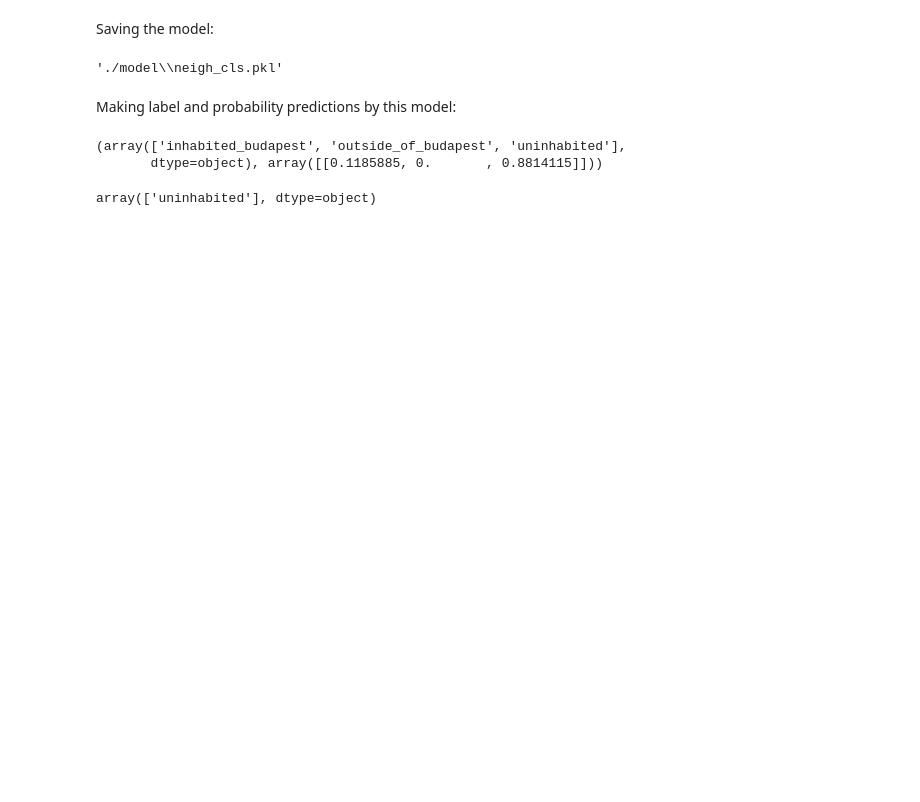
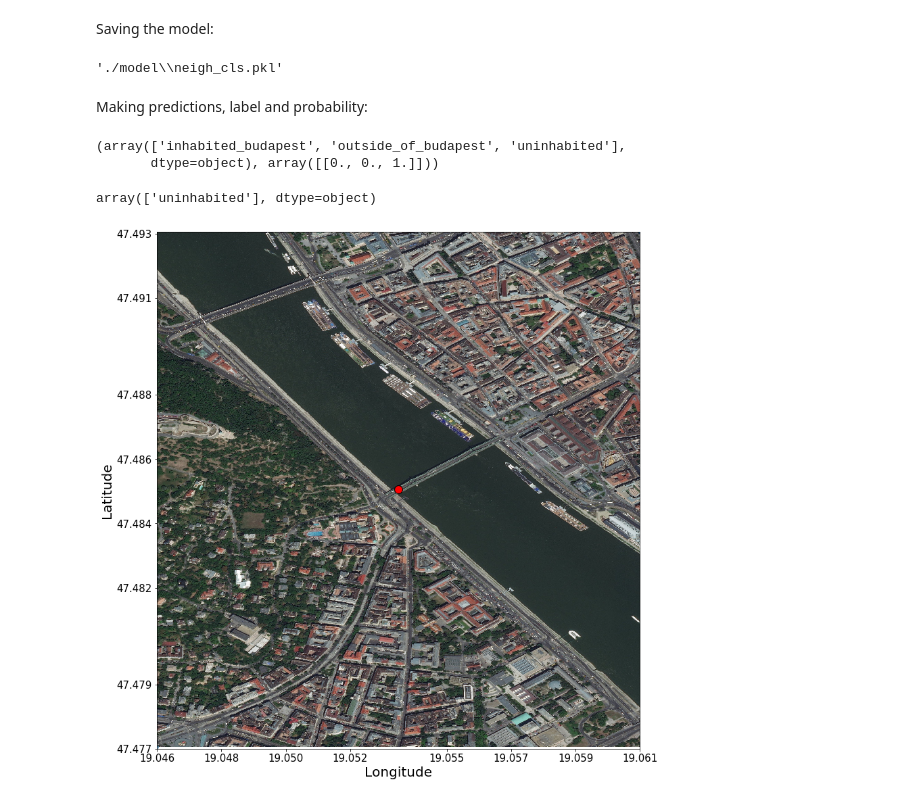
Before and after one commit to tszereny/real_estate_machine_learning, a Jupyter notebook: notebook/Classification.ipynb, the cells around one changed output. Cells and saved outputs as stored; diff of their text form; code cells hidden in the pictures; blank space fills up the shorter version.

Commit message:
map added for example prediction

```diff
--- a/notebook/Classification.ipynb
+++ b/notebook/Classification.ipynb
@@ -155,10 +165,12 @@ save_pkl(obj=neigh_cls, pkl_path=os.path.join(MODEL_DIR, 'neigh_cls.pkl'))
 # %% [output]
 './model\\neigh_cls.pkl'
 # %% [markdown]
-Making label and probability predictions by this model:
+Making predictions, label and probability:
+# %%
+lat, lng = 47.485053, 19.053489
 # %%
-neigh_cls.classes_, neigh_cls.predict_proba(X=[[47.4902,19.0472]])
+neigh_cls.classes_, neigh_cls.predict_proba(X=[[lat, lng]])
 # %% [output]
 (array(['inhabited_budapest', 'outside_of_budapest', 'uninhabited'],
-       dtype=object), array([[0.1185885, 0.       , 0.8814115]]))
+       dtype=object), array([[0., 0., 1.]]))
 # %%
@@ -166,2 +178,8 @@ neigh_cls.predict(X=[[47.4902,19.0472]])
 # %% [output]
 array(['uninhabited'], dtype=object)
+# %%
+fig, ax = viz.plot_scatter_map(x=np.array([lng+0.0075, lng-0.0075]), y=np.array([lat+0.008, lat-0.008]), xlabel='Longitude', figsize=(15.0, 14.0625), ylabel='Latitude', alpha = 0.6, dpi=180, service='World_Imagery')
+ax.scatter(lng, lat, c='r', s=140, edgecolors='Black')
+plt.show()
+# %% [output]
+[figure, added]
```
Also changed, not shown: parts of 11 cells of this notebook.
